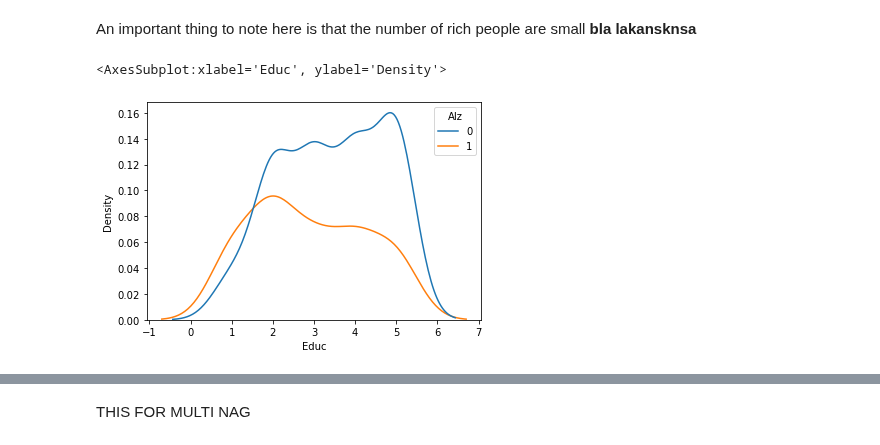
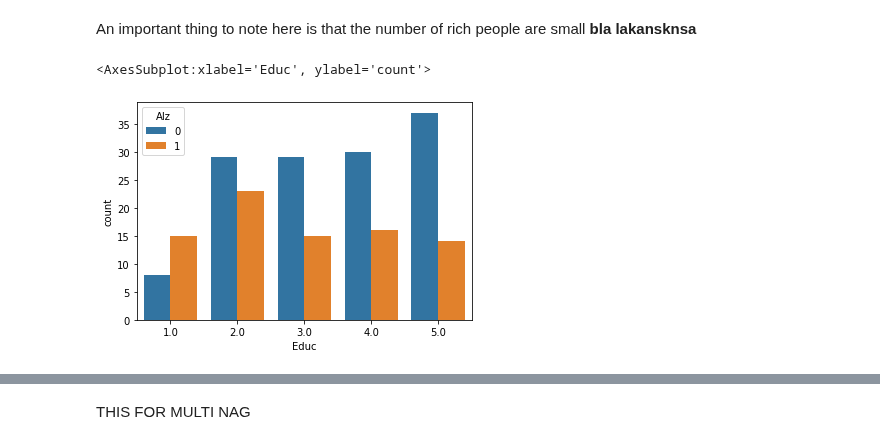
Before and after one commit to Gauss-x/Alzheimer-s-Analysis, a Jupyter notebook: cross-sectional.ipynb, the cells around one changed output, grey strips where cells are left out. Saved outputs shown, nothing was run; the diff lists cells and outputs as text; code cells hidden in the pictures.

```diff
--- a/cross-sectional.ipynb
+++ b/cross-sectional.ipynb
@@ -344,7 +347,7 @@ Pass the following variable as a keyword arg: x. From version 0.12, the only val
 # %% [markdown]
 An important thing to note here is that the number of rich people are small **bla lakansknsa**
 # %%
-sns.kdeplot(data=df_cross, x = 'Educ', hue='Alz')
+sns.countplot(data=df_cross, x = 'Educ', hue='Alz')
 # %% [output]
-<AxesSubplot:xlabel='Educ', ylabel='Density'>
+<AxesSubplot:xlabel='Educ', ylabel='count'>
-[figure, old version]
+[figure, new version]
```
Also changed, not shown: parts of 10 cells of this notebook.
